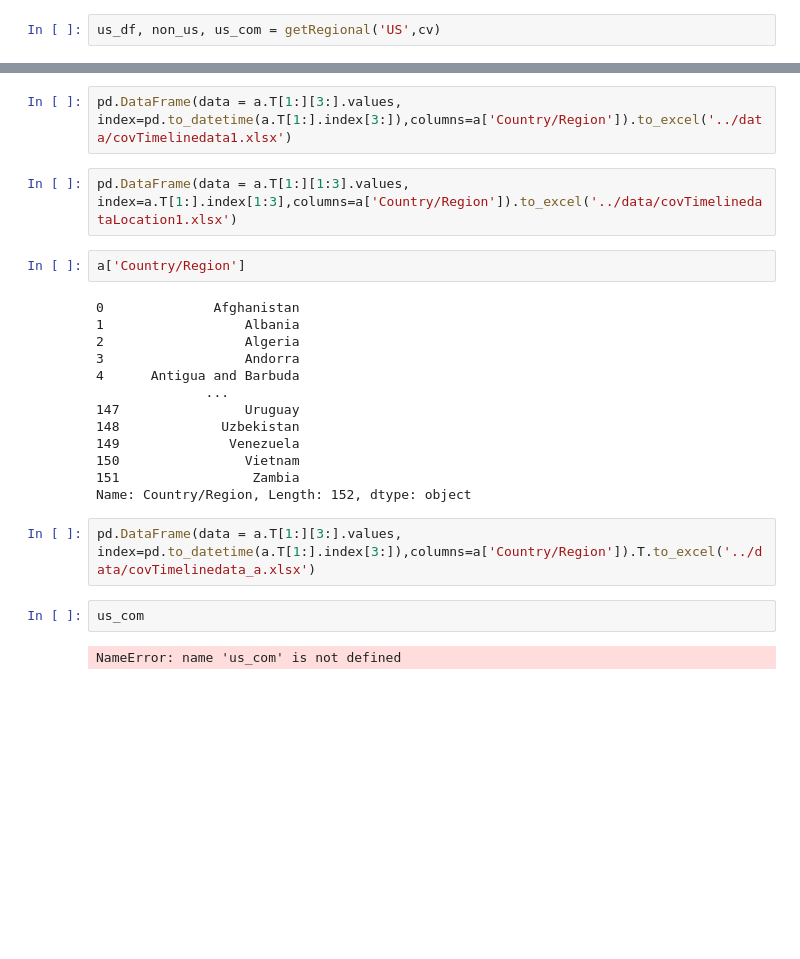
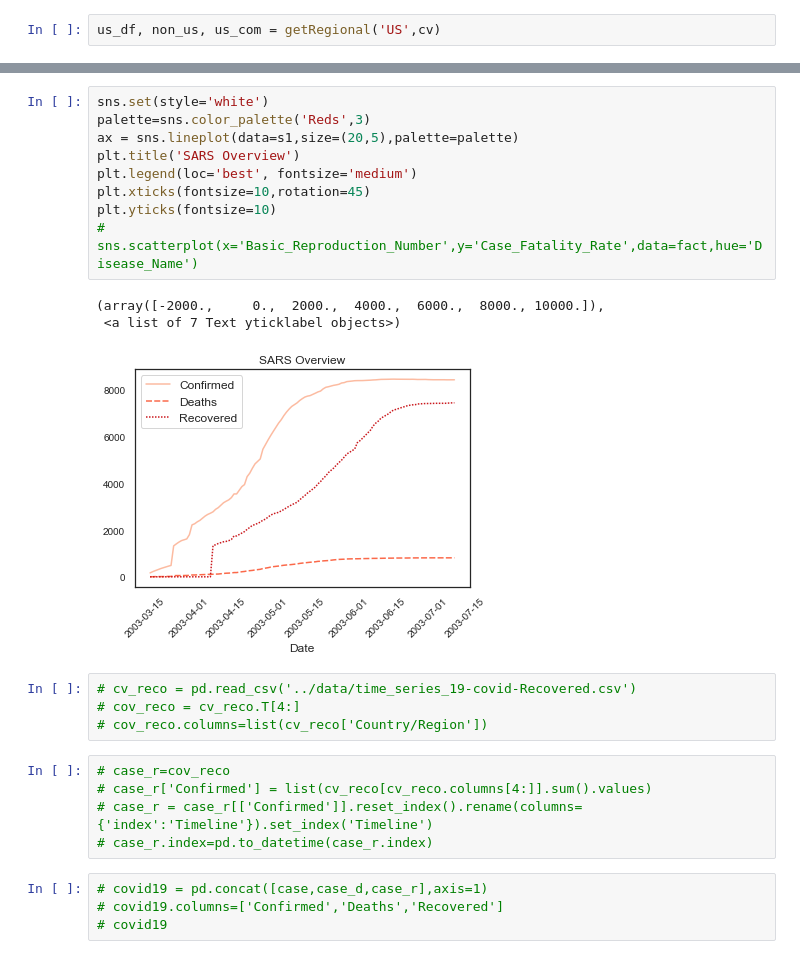
Before and after one commit to Skye-FY/Ironhack_Final_Project, a Jupyter notebook: code/LSTMfunc.ipynb, the cells around one changed output, grey strips where cells are left out. Saved outputs shown, nothing was run; the diff lists cells and outputs as text; blank space fills up the shorter version.

```diff
--- a/code/LSTMfunc.ipynb
+++ b/code/LSTMfunc.ipynb
@@ -427,25 +382,26 @@ a.T[1:][3:]
-# %%
-pd.DataFrame(data = a.T[1:][3:].values, index=pd.to_datetime(a.T[1:].index[3:]),columns=a['Country/Region']).to_excel('../data/covTimelinedata1.xlsx')
-# %%
-pd.DataFrame(data = a.T[1:][1:3].values, index=a.T[1:].index[1:3],columns=a['Country/Region']).to_excel('../data/covTimelinedataLocation1.xlsx')
-# %%
-a['Country/Region']
-# %% [output]
-0              Afghanistan
-1                  Albania
-2                  Algeria
-3                  Andorra
-4      Antigua and Barbuda
-              ...
-147                Uruguay
-148             Uzbekistan
-149              Venezuela
-150                Vietnam
-151                 Zambia
-Name: Country/Region, Length: 152, dtype: object
-# %%
-pd.DataFrame(data = a.T[1:][3:].values, index=pd.to_datetime(a.T[1:].index[3:]),columns=a['Country/Region']).T.to_excel('../data/covTimelinedata_a.xlsx')
-# %%
-us_com
-# %% [output]
-NameError: name 'us_com' is not defined
+# %%
+sns.set(style='white')
+palette=sns.color_palette('Reds',3)
+ax = sns.lineplot(data=s1,size=(20,5),palette=palette)
+plt.title('SARS Overview')
+plt.legend(loc='best', fontsize='medium')
+plt.xticks(fontsize=10,rotation=45)
+plt.yticks(fontsize=10)
+# sns.scatterplot(x='Basic_Reproduction_Number',y='Case_Fatality_Rate',data=fact,hue='Disease_Name')
+# %% [output]
+(array([-2000.,     0.,  2000.,  4000.,  6000.,  8000., 10000.]),
+ <a list of 7 Text yticklabel objects>)
+[figure, added]
+# %%
+# cv_reco = pd.read_csv('../data/time_series_19-covid-Recovered.csv')
+# cov_reco = cv_reco.T[4:]
+# cov_reco.columns=list(cv_reco['Country/Region'])
+# %%
+# case_r=cov_reco
+# case_r['Confirmed'] = list(cv_reco[cv_reco.columns[4:]].sum().values)
+# case_r = case_r[['Confirmed']].reset_index().rename(columns={'index':'Timeline'}).set_index('Timeline')
+# case_r.index=pd.to_datetime(case_r.index)
+# %%
+# covid19 = pd.concat([case,case_d,case_r],axis=1)
+# covid19.columns=['Confirmed','Deaths','Recovered']
+# covid19
```
Also changed, not shown: parts of 3 cells of this notebook, 11 other files.
